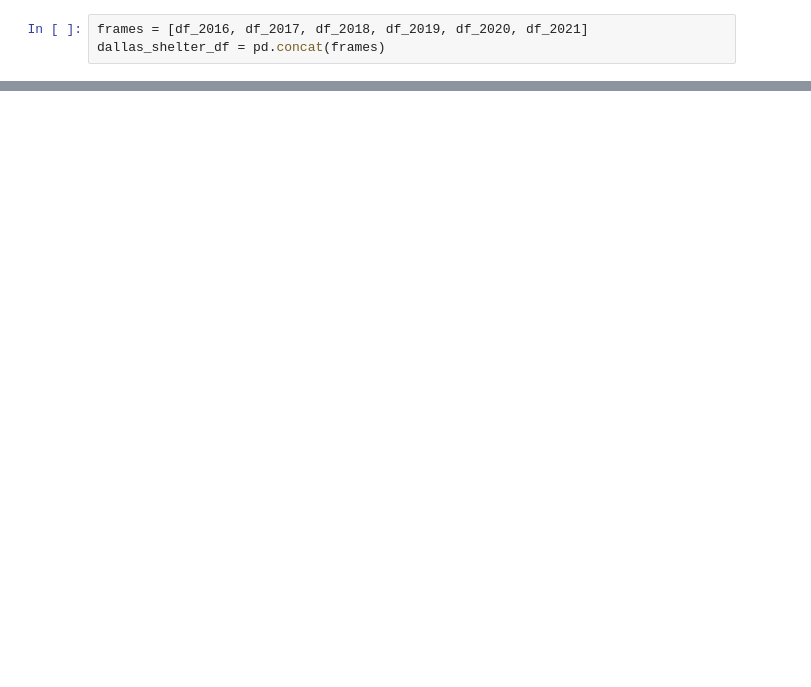
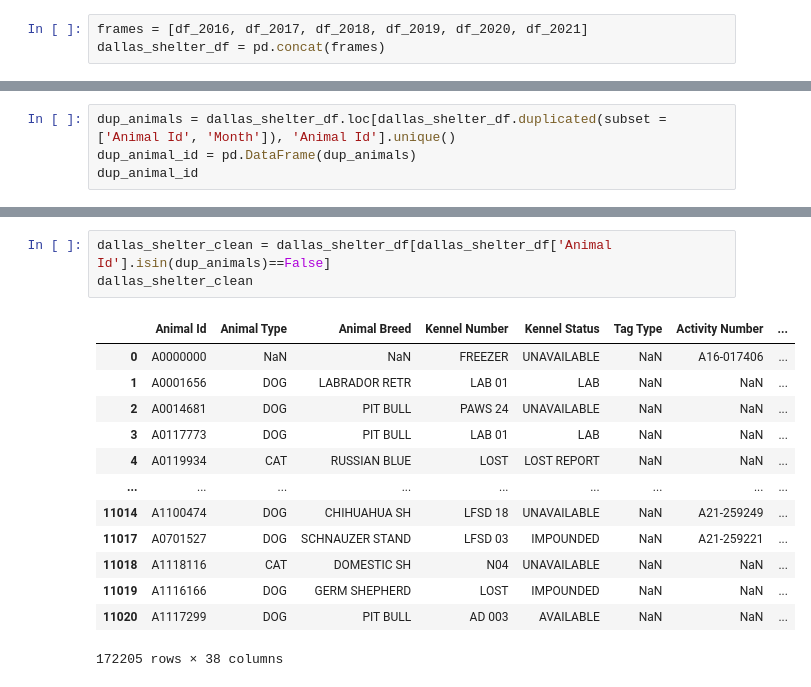
Before and after one commit to jconcha56429/Project1, a Jupyter notebook: Project1.ipynb, the cells around one changed output, grey strips where cells are left out. Cells and saved outputs as stored; diff of their text form; blank space fills up the shorter version.

```diff
--- a/Project1.ipynb
+++ b/Project1.ipynb
@@ -30,0 +52,4 @@ dallas_shelter_df.head()
+# %%
+dup_animals = dallas_shelter_df.loc[dallas_shelter_df.duplicated(subset = ['Animal Id', 'Month']), 'Animal Id'].unique()
+dup_animal_id = pd.DataFrame(dup_animals)
+dup_animal_id
@@ -30,0 +70,17 @@ dallas_shelter_df.head()
+# %%
+dallas_shelter_clean = dallas_shelter_df[dallas_shelter_df['Animal Id'].isin(dup_animals)==False]
+dallas_shelter_clean
+# %% [output]
+|  | Animal Id | Animal Type | Animal Breed | Kennel Number | Kennel Status | Tag Type | Activity Number | ... |
+| 0 | A0000000 | NaN | NaN | FREEZER | UNAVAILABLE | NaN | A16-017406 | ... |
+| 1 | A0001656 | DOG | LABRADOR RETR | LAB 01 | LAB | NaN | NaN | ... |
+| 2 | A0014681 | DOG | PIT BULL | PAWS 24 | UNAVAILABLE | NaN | NaN | ... |
+| 3 | A0117773 | DOG | PIT BULL | LAB 01 | LAB | NaN | NaN | ... |
+| 4 | A0119934 | CAT | RUSSIAN BLUE | LOST | LOST REPORT | NaN | NaN | ... |
+| ... | ... | ... | ... | ... | ... | ... | ... | ... |
+| 11014 | A1100474 | DOG | CHIHUAHUA SH | LFSD 18 | UNAVAILABLE | NaN | A21-259249 | ... |
+| 11017 | A0701527 | DOG | SCHNAUZER STAND | LFSD 03 | IMPOUNDED | NaN | A21-259221 | ... |
+| 11018 | A1118116 | CAT | DOMESTIC SH | N04 | UNAVAILABLE | NaN | NaN | ... |
+| 11019 | A1116166 | DOG | GERM SHEPHERD | LOST | IMPOUNDED | NaN | NaN | ... |
+| 11020 | A1117299 | DOG | PIT BULL | AD 003 | AVAILABLE | NaN | NaN | ... |
+172205 rows × 38 columns
```
Also changed, not shown: parts of 6 cells of this notebook, 5 other files.
